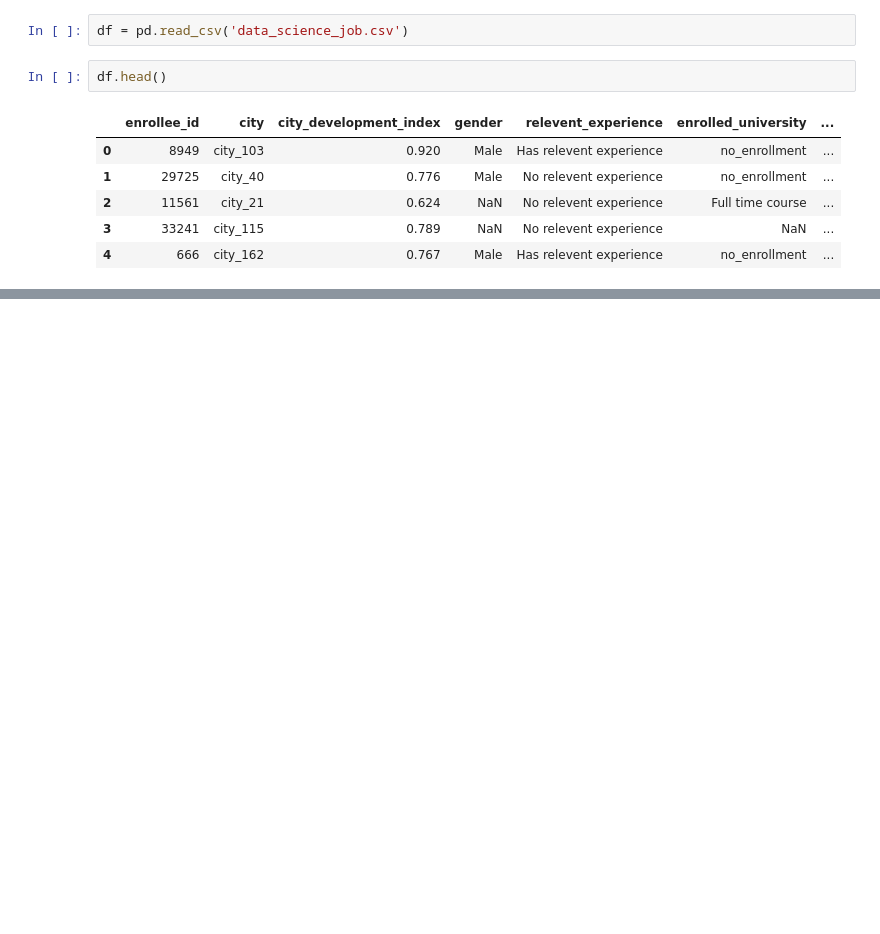
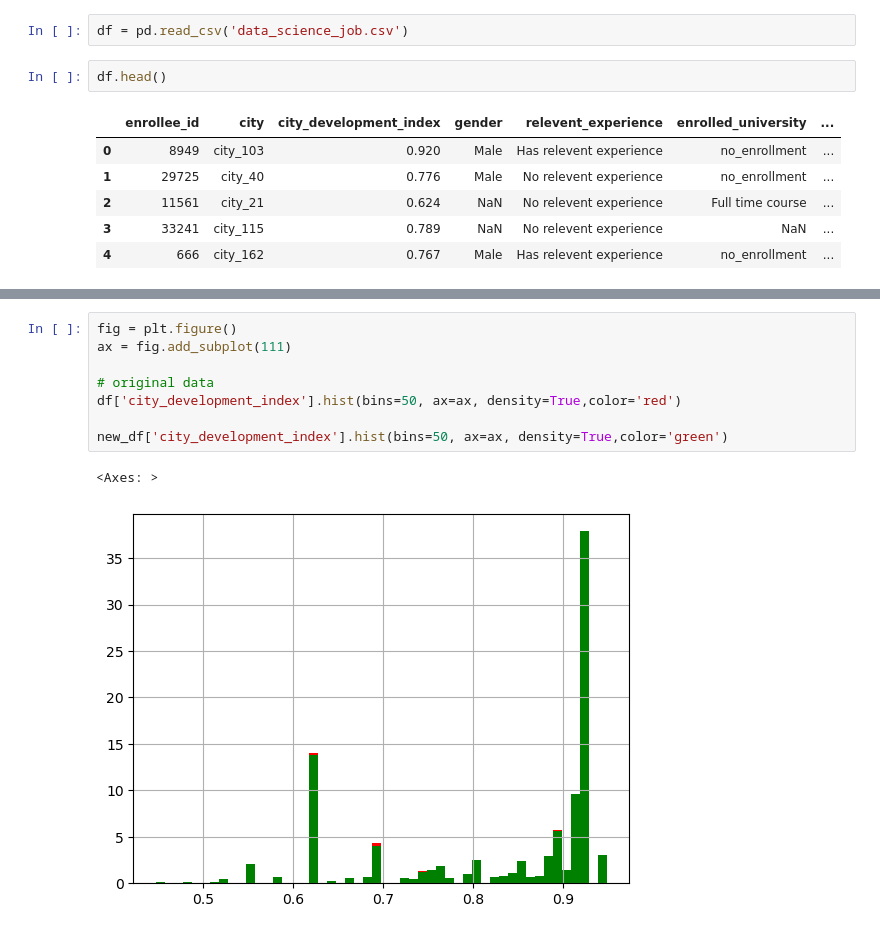
Before and after one commit to rahulverma41328/100-days-of-machine-learning, a Jupyter notebook: Day35-Complete-case-analysis/Untitled.ipynb, the cells around one changed output, grey strips where cells are left out. Cells and saved outputs as stored; diff of their text form; blank space fills up the shorter version.

```diff
--- a/Day35-Complete-case-analysis/Untitled.ipynb
+++ b/Day35-Complete-case-analysis/Untitled.ipynb
@@ -14,0 +91,11 @@ df.head()
+# %%
+fig = plt.figure()
+ax = fig.add_subplot(111)
+
+# original data
+df['city_development_index'].hist(bins=50, ax=ax, density=True,color='red')
+
+new_df['city_development_index'].hist(bins=50, ax=ax, density=True,color='green')
+# %% [output]
+<Axes: >
+[figure, added]
```
Also changed, not shown: parts of 10 cells of this notebook.
